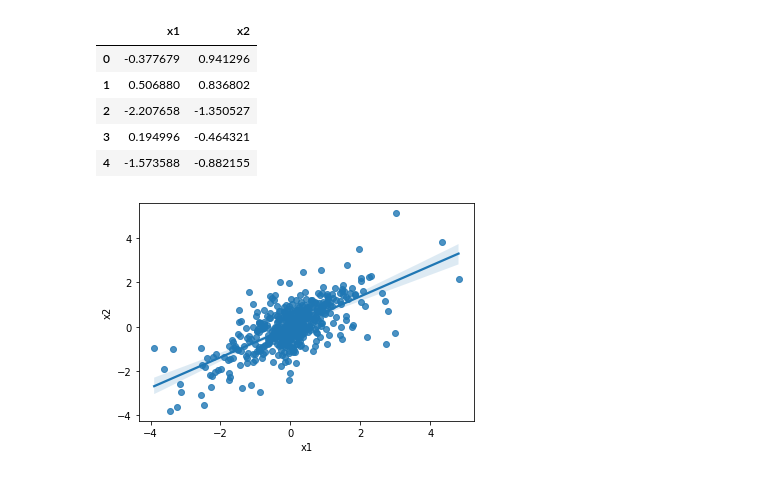
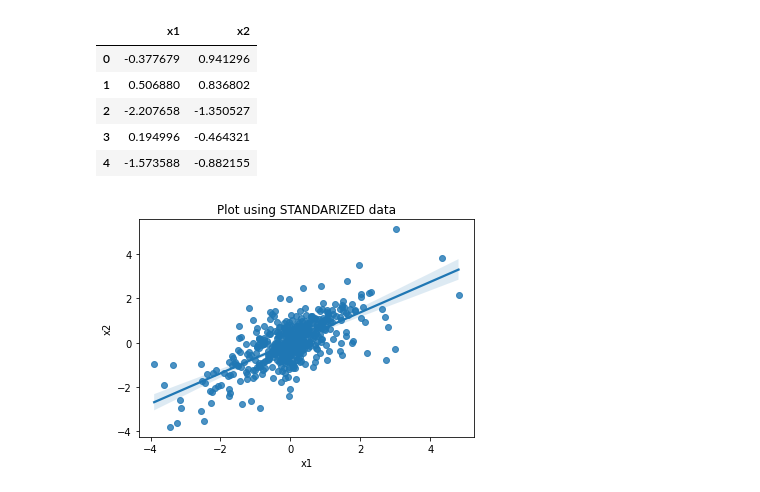
Before and after one commit to Siponek/Machine-Learning-Linear-regression, a Jupyter notebook: pythonTry/linearRegressionNotebook.ipynb, the cells around one changed output. Drawn from its saved outputs; the diff is of its cells as text; code cells hidden in the pictures.

```diff
--- a/pythonTry/linearRegressionNotebook.ipynb
+++ b/pythonTry/linearRegressionNotebook.ipynb
@@ -3,8 +3,9 @@
 # %%
-import csv
 import pandas as pd
 import numpy as np
-import traceback
+# import traceback
 import matplotlib.pyplot as plt
+
 import seaborn as sns
-import plotly.express as px
+# import plotly.express as px
+sns.set_palette("tab10")
@@ -43,7 +50,7 @@ turkishStock_standarized[:5]
 | 3 | 0.194996 | -0.464321 |
 | 4 | -1.573588 | -0.882155 |
 # %%
-sns.regplot(data=turkishStock_std, x='x1', y='x2')
+sns.regplot(data=turkishStock_standarized, x='x1', y='x2').set_title("Plot using STANDARIZED data")
 plt.show()
 # %% [output]
-[figure, old version]
+[figure, new version]
```
Also changed, not shown: parts of 12 cells of this notebook, 3 other files.
